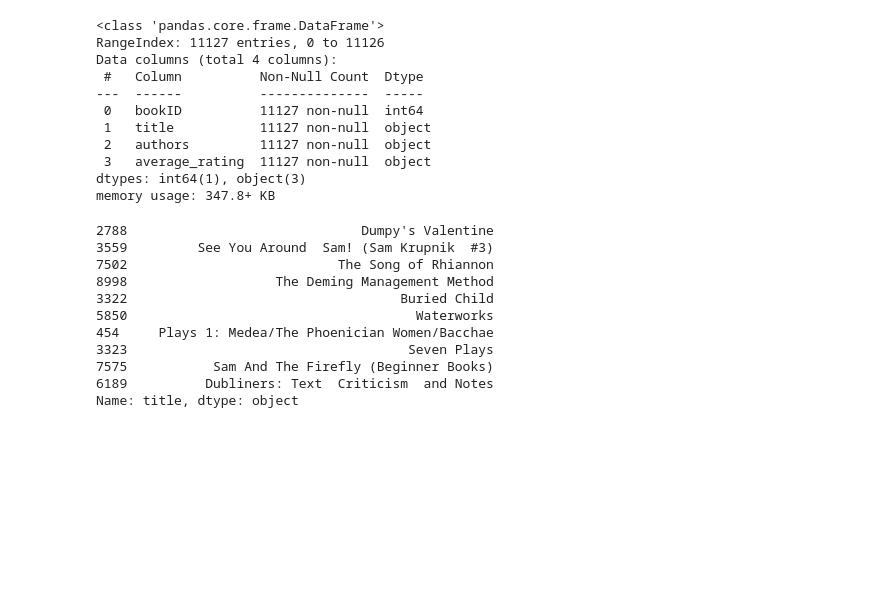
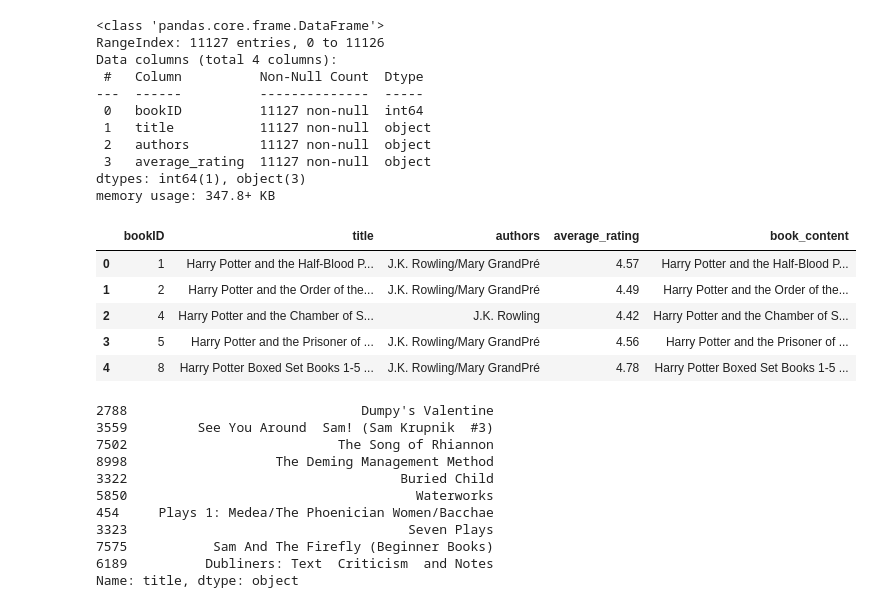
Before and after one commit to Vaibhav-kesarwani/Books_Recommendation_System, a Jupyter notebook: main.ipynb, the cells around one changed output. Drawn from its saved outputs; the diff is of its cells as text; code cells hidden in the pictures; blank space fills up the shorter version.

```diff
--- a/main.ipynb
+++ b/main.ipynb
@@ -51,6 +44,15 @@ data['average_rating'] = pd.to_numeric(data['average_rating'], errors='coerce')
 # %%
 # Create a new column 'book_content' by combining 'title' and 'authors'
 data['book_content'] = data['title'] + ' ' + data['authors']
+# %%
+data.head()
+# %% [output]
+|  | bookID | title | authors | average_rating | book_content |
+| 0 | 1 | Harry Potter and the Half-Blood P... | J.K. Rowling/Mary GrandPré | 4.57 | Harry Potter and the Half-Blood P... |
+| 1 | 2 | Harry Potter and the Order of the... | J.K. Rowling/Mary GrandPré | 4.49 | Harry Potter and the Order of the... |
+| 2 | 4 | Harry Potter and the Chamber of S... | J.K. Rowling | 4.42 | Harry Potter and the Chamber of S... |
+| 3 | 5 | Harry Potter and the Prisoner of ... | J.K. Rowling/Mary GrandPré | 4.56 | Harry Potter and the Prisoner of ... |
+| 4 | 8 | Harry Potter Boxed Set Books 1-5 ... | J.K. Rowling/Mary GrandPré | 4.78 | Harry Potter Boxed Set Books 1-5 ... |
 # %%
 tfidf_vectorizer = TfidfVectorizer(stop_words='english')
 tfidf_matrix = tfidf_vectorizer.fit_transform(data['book_content'])
```
Also changed, not shown: parts of 1 cell of this notebook.
